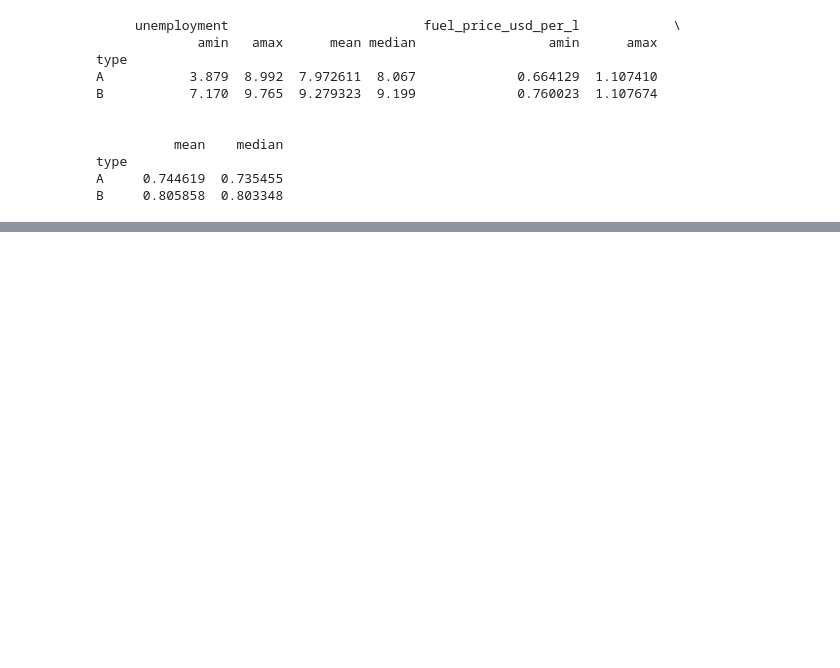
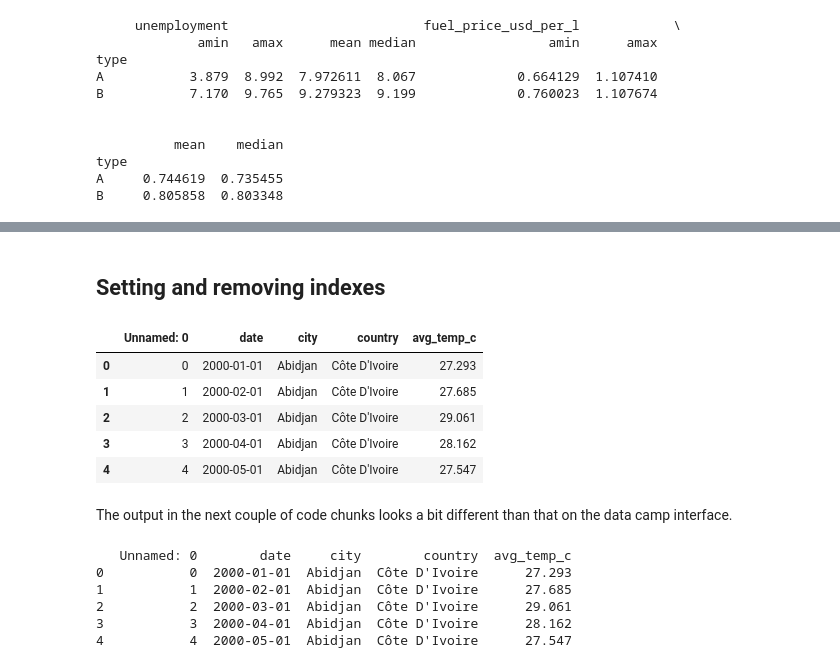
Before and after one commit to AndiOfTheLake/python-1, a Jupyter notebook: 03datamanipwpd.ipynb, the cells around one changed output, grey strips where cells are left out. Cells and saved outputs as stored; diff of their text form; code cells hidden in the pictures; blank space fills up the shorter version.

Commit message:
upload temperatures data set / update notes

```diff
--- a/03datamanipwpd.ipynb
+++ b/03datamanipwpd.ipynb
@@ -681,0 +761,24 @@ B     0.805858  0.803348
+# %% [markdown]
+## Setting and removing indexes
+# %%
+temperatures = pd.read_csv("temperatures.csv")
+temperatures.head()
+# %% [output]
+|  | Unnamed: 0 | date | city | country | avg_temp_c |
+| 0 | 0 | 2000-01-01 | Abidjan | Côte D'Ivoire | 27.293 |
+| 1 | 1 | 2000-02-01 | Abidjan | Côte D'Ivoire | 27.685 |
+| 2 | 2 | 2000-03-01 | Abidjan | Côte D'Ivoire | 29.061 |
+| 3 | 3 | 2000-04-01 | Abidjan | Côte D'Ivoire | 28.162 |
+| 4 | 4 | 2000-05-01 | Abidjan | Côte D'Ivoire | 27.547 |
+# %% [markdown]
+The output in the next couple of code chunks looks a bit different than that on the data camp interface.
+# %%
+# Look at temperatures
+print(temperatures.head())
+# %% [output]
+   Unnamed: 0        date     city        country  avg_temp_c
+0           0  2000-01-01  Abidjan  Côte D'Ivoire      27.293
+1           1  2000-02-01  Abidjan  Côte D'Ivoire      27.685
+2           2  2000-03-01  Abidjan  Côte D'Ivoire      29.061
+3           3  2000-04-01  Abidjan  Côte D'Ivoire      28.162
+4           4  2000-05-01  Abidjan  Côte D'Ivoire      27.547
```
Also changed, not shown: parts of 20 cells of this notebook, 1 other file.
